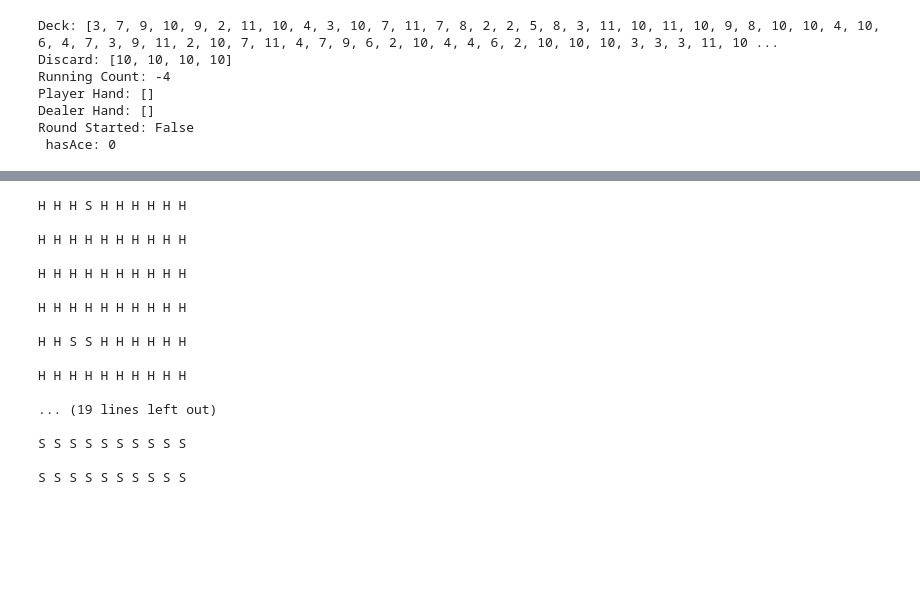
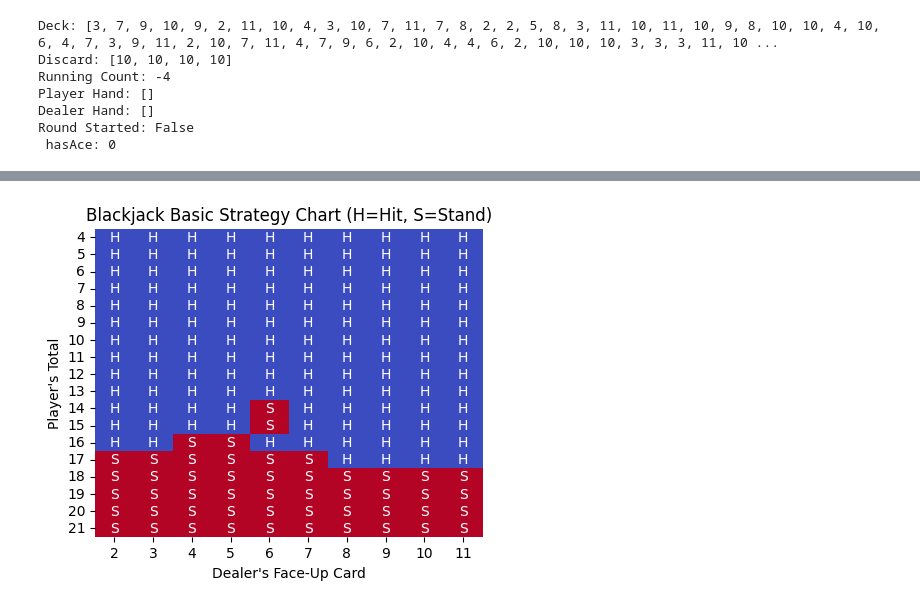
Before and after one commit to simeongluzman/BlackjackRL, a Jupyter notebook: Exploration/BJ_Env.ipynb, the cells around one changed output, grey strips where cells are left out. Cells and saved outputs as stored; diff of their text form; code cells hidden in the pictures; blank space fills up the shorter version.

Commit message:
fixed policy visualization

```diff
--- a/Exploration/BJ_Env.ipynb
+++ b/Exploration/BJ_Env.ipynb
@@ -78,22 +78,22 @@ class BlackJackEnv:
         return 100.0
       if playerValue < dealerValue:
         return -100.0
-      return 30.0
+      return 5.0
 
   def end_round(self):
-
+    '''
     if self.get_reward() == 30.0:
       print("Tie")
     elif self.get_reward() == 100.0:
       print("Player wins")
     else:
       print("Dealer wins")
-
+    '''
     self.playerHand = []
     self.dealerHand = []
 
   def start_round(self):
-    if len(self.deck) < 10:
+    if len(self.deck) < 20:
       self.shuffle()
 
     if self.roundStarted:
@@ -125,4 +125,3 @@ class BlackJackEnv:
       state = self.get_state()
       self.end_round()
       return state
-    #Add option to double also
@@ -160,7 +178,7 @@ Round Started: False
 # %%
 LEARNING_RATE = 0.01
 DISCOUNT_FACTOR = 0.8
-EXPLORE_PROB = 0.2 # for Q-learning
+EXPLORE_PROB = 0.3 # for Q-learning
 MOVES = ['S', 'H']
 def q_solve(env):
 
@@ -182,7 +200,7 @@ def q_solve(env):
         qVals.append(q_row)
 
     #Learning
-    for _ in range(20000):
+    for _ in range(2000000):
         #Random drop on the map
 
         pl,dl,hasAce, roundStarted,reward,runningCount = env.start_round()
@@ -199,16 +217,16 @@ def q_solve(env):
                 qVals[pl-4][dl-2][hasAce][0] = -100.0
                 qVals[pl-4][dl-2][hasAce][1] = -100.0
                 break
-            if reward== 30.0:
-                qVals[pl-4][dl-2][hasAce][0] = 30.0
-                qVals[pl-4][dl-2][hasAce][1] = 30.0
+            if reward== 5.0:
+                qVals[pl-4][dl-2][hasAce][0] = 5.0
+                qVals[pl-4][dl-2][hasAce][1] = 5.0
                 break
             pr = random.random()
             possible_moves = [0,1] #add double later
             action = 0
             #WIth prob EXPLORE_PROB we pick a random possible move, otherwise we pick best q
             # Might also want to add always hit under 12 rule
-            if pr < EXPLORE_PROB: # or pl < 12 -- might try this condition
+            if pr < EXPLORE_PROB:
                 action = random.choice(possible_moves)
             else:
 
@@ -218,13 +236,13 @@ def q_solve(env):
 
             pl_new,dl_new,hasAce_new, roundStarted_new,reward,runningCount = env.next(action)
             # Second check for terminal state
-            if reward != 0.0:
-                qVals[pl-4][dl-2][hasAce][action] = reward
-                break
+
             #calling new_q to update current q
             q = new_q(reward,hasAce,qVals,pl,dl,pl_new,dl_new,hasAce_new,action)
             #Updating q in qvals arr
             qVals[pl-4][dl-2][hasAce][action] = q
+            if reward != 0.0:
+                break
             #Moving on if not terminal state
             pl = pl_new
             dl= dl_new
@@ -240,7 +258,7 @@ def q_solve(env):
 
 
 #Helper function to get the reward for a coordinate
-def get_policy(qVals, hasAce=True):
+def get_policy(qVals, hasAce):
 
         policy = []
 
@@ -261,8 +279,13 @@ def get_policy(qVals, hasAce=True):
 def new_q(action_reward,hasAce, qVals, pl_old, dl_old, pl_new, dl_new,hasAce_new, movenum):
 
     old_q = qVals[pl_old-4][dl_old-2][hasAce][movenum]
+    if pl_new == 21:
+        best_next_q = 100.0
+    elif pl_new > 21:
+        best_next_q = -100.0
+    else:
 
-    best_next_q = max(qVals[pl_new-4][dl_new-2][hasAce_new])
+        best_next_q = max(qVals[pl_new-4][dl_new-2][hasAce_new])
 
     new_q = old_q + LEARNING_RATE * (action_reward + DISCOUNT_FACTOR * best_next_q - old_q)
 
@@ -292,23 +294,10 @@ Dealer wins
-# %%
-for i in range(4, 22):
-    for j in range(2, 12):
-        print(f"{pol[i-4][j-2]} ", end="")
-    print("\n")
-# %% [output]
-H H H S H H H H H H
-
-H H H H H H H H H H
-
-H H H H H H H H H H
-
-H H H H H H H H H H
-
-H H S S H H H H H H
-
-H H H H H H H H H H
-
-... (19 lines left out)
-
-S S S S S S S S S S
-
-S S S S S S S S S S
+# %%
+LEARNING_RATE = 0.01
+DISCOUNT_FACTOR = 0.8
+EXPLORE_PROB = 0.3 # for Q-learning
+table = BlackJackEnv(10)
+
+pol = q_solve(table)
+map_policy(pol)
+# %% [output]
+[figure, added]
```
Also changed, not shown: parts of 7 cells of this notebook, 1 other file.
